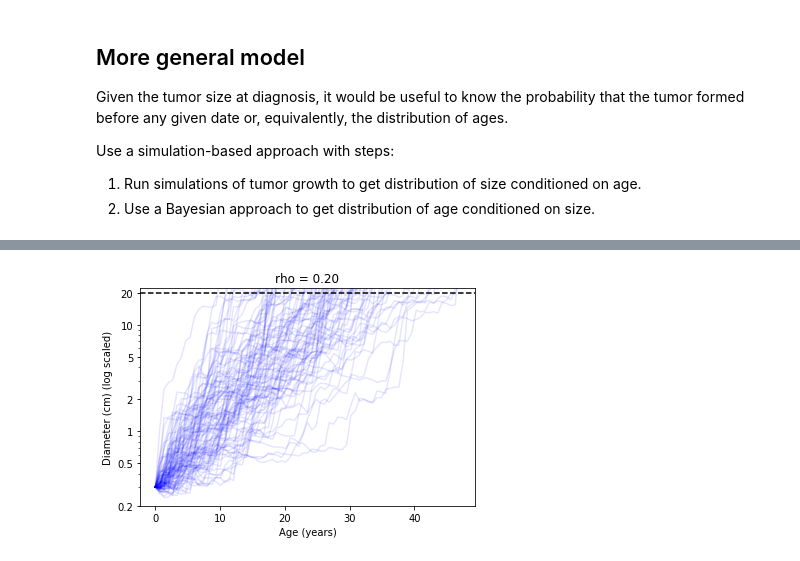
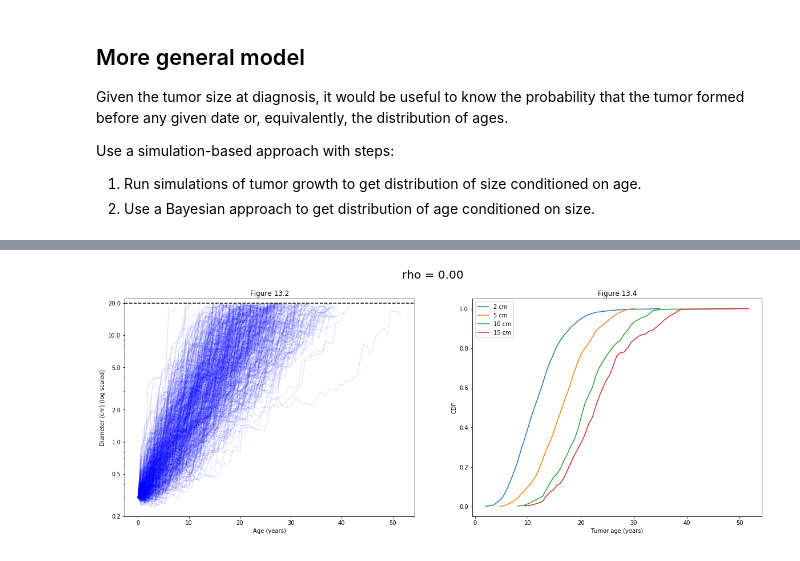
Before and after one commit to alexklibisz/exercises, a Jupyter notebook: think-bayes/chap13.ipynb, the cells around one changed output, grey strips where cells are left out. Cells and saved outputs as stored; diff of their text form; code cells hidden in the pictures.

```diff
--- a/think-bayes/chap13.ipynb
+++ b/think-bayes/chap13.ipynb
@@ -111,14 +111,11 @@ Use a simulation-based approach with steps:
 # %%
 # Helpers to convert volume to diameter and back.
 
-def v2d(V):
-    return 2 * ((V / ((4/3) * np.pi)) ** (1/3))
+def v2d(V, factor=(4/3) * np.pi):
+    return 2 * ((V / factor) ** (1/3))
 
-def d2v(D):
-    return (4/3) * np.pi * (D / 2)**3
-
-# v2d = lambda V: 2 * ((V / _F) ** (1/3))
-# d2v = lambda D: _F * (D / 2)**3
+def d2v(D, factor=(4/3) * np.pi):
+    return factor * (D / 2) ** 3
 
 def zhang_RDT_cdf():
     """Uses the data from Zhang et al. to construct a CDF for reciprocal doubling time.
@@ -136,7 +133,11 @@ def zhang_RDT_cdf():
     return mtb.PMF(hypos, probs).to_cdf()
 
 def correlated_sampler(cdf, rho, n):
-    """Generates n-dimensional vectors of correlated samples from the given CDF."""
+    """Generates n-dimensional vectors of correlated samples from the given CDF.
+
+    The samples are correlated such that sample at index i is correlated
+    to the subsequent sample at index i.
+    """
 
     stdnorm = stats.norm(0, 1)
 
@@ -215,44 +216,62 @@ def simulate(RDT_cdf=zhang_RDT_cdf(), n_tumors=10, interval=245 / 365, rho=0.3,
         if verbose:
             print('Tumor age = %.2lf years. Min diameter = %.3lf cm' % (age, diameters.min()))
 
-        # Record current volumes.
+        # Record current diameters.
         for i, d in enumerate(diameters):
-            joint[(age, d)] += 1
-            diameter_sequences[i].append(d)
+            if d < diameter_max:
+                joint[(round(age, 1), round(d))] += 1
+                diameter_sequences[i].append(d)
 
         # Stop simulation when all tumors have exceeded the maximum size.
-        if volumes.min() > volume_max or age > age_max:
+        if diameters.min() > diameter_max or age > age_max:
             break
 
     hypos, probs = zip(*joint.items())
     return SimulationResult(hypos, probs), age_sequence, diameter_sequences
 
 def plot_simulation(joint, age_sequence, diameter_sequences, title):
+
+    fig, [ax1,ax2] = plt.subplots(1, 2, figsize=(20, 7))
+
+    plt.suptitle(title, size=20)
+
     for dseq in diameter_sequences:
-        plt.plot(age_sequence, dseq, alpha=0.1, color='blue')
+        ax1.plot(age_sequence[:len(dseq)], dseq, alpha=0.1, color='blue')
 
-    plt.axhline(20, linestyle='--', color='black')
-    plt.yscale('log')
-    plt.yticks([0.2, 0.5, 1, 2, 5, 10, 20], [0.2, 0.5, 1, 2, 5, 10, 20])
-    plt.ylim(0.2, 22)
-    plt.xlabel('Age (years)')
-    plt.ylabel('Diameter (cm) (log scaled)')
-    plt.title(title)
+    ax1.axhline(20, linestyle='--', color='black')
+
+    ax1.set_ylim(0.2, 22)
+    ax1.set_yscale('log')
+    ax1.set_yticks([0.2, 0.5, 1, 2, 5, 10, 20])
+    ax1.get_yaxis().set_major_formatter(matplotlib.ticker.ScalarFormatter())
+    ax1.set_xlabel('Age (years)')
+    ax1.set_ylabel('Diameter (cm) (log scaled)')
+    ax1.set_title('Figure 13.2')
+
+    for diam in [2, 5, 10, 15]:
+        age_cond_diam = joint.conditional(0, 1, diam).to_cdf()
+        ax2.plot(age_cond_diam.hypos, age_cond_diam.probs, label='%d cm' % diam)
+
+    ax2.set_xlabel('Tumor age (years)')
+    ax2.set_ylabel('CDF')
+    ax2.legend()
+    ax2.set_title('Figure 13.4')
+
     plt.show()
 
-# # Test the RDT CDF.
-# RDT_cdf = zhang_RDT_cdf()
-# RDT_cdf.plot(label='Original')
-# mtb.PMF.from_observations(RDT_cdf.sample(1000)).to_cdf().plot(label='Sample')
-# plt.legend()
-# plt.title('Test RDT sampler')
-# plt.show()
 
-# Test the converters.
-D = np.random.uniform(0, 100, 100)
-assert np.allclose(v2d(d2v(D)), D)
+# Plot the RDT CDF.
+RDT_cdf = zhang_RDT_cdf()
+RDT_cdf.plot()
+plt.xlabel('RDT (volume doublings per year)')
+plt.ylabel('CDF')
+plt.xlim(-2, 7)
+plt.title('Figure 13.1: CDF of RDT in doublings per year')
+plt.show()
 
+# Simulate and plot for various values of rho.
 for rho in np.linspace(0, 1, 6):
     title = 'rho = %.2lf' % rho
-    plot_simulation(*simulate(n_tumors=100, rho=rho), title)
+    joint, age_sequence, diameter_sequence = simulate(n_tumors=500, rho=rho)
+    plot_simulation(joint, age_sequence, diameter_sequence, title=title)
 # %% [output]
@@ -260 +279 @@ for rho in np.linspace(0, 1, 6):
-[figure, old version]
+[figure, new version]
```
Also changed, not shown: parts of 3 cells of this notebook, 1 other file.
